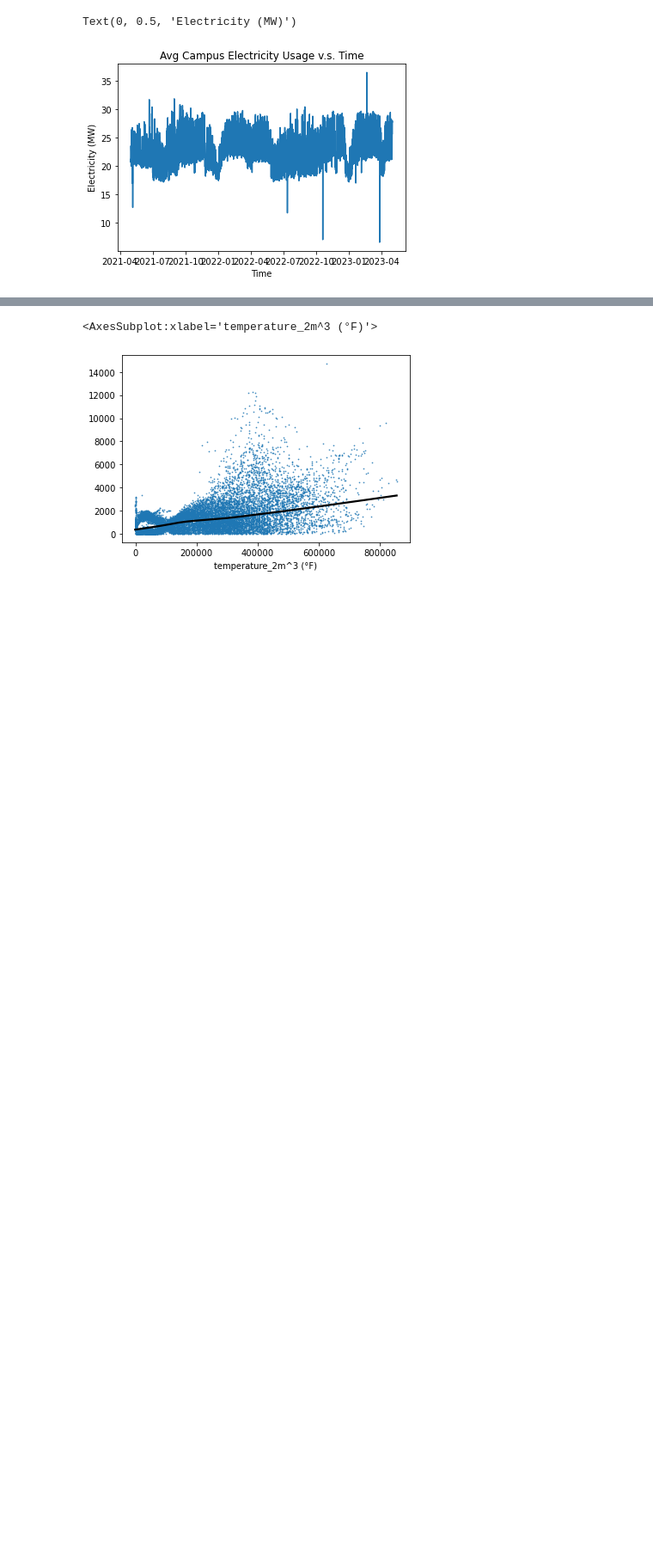
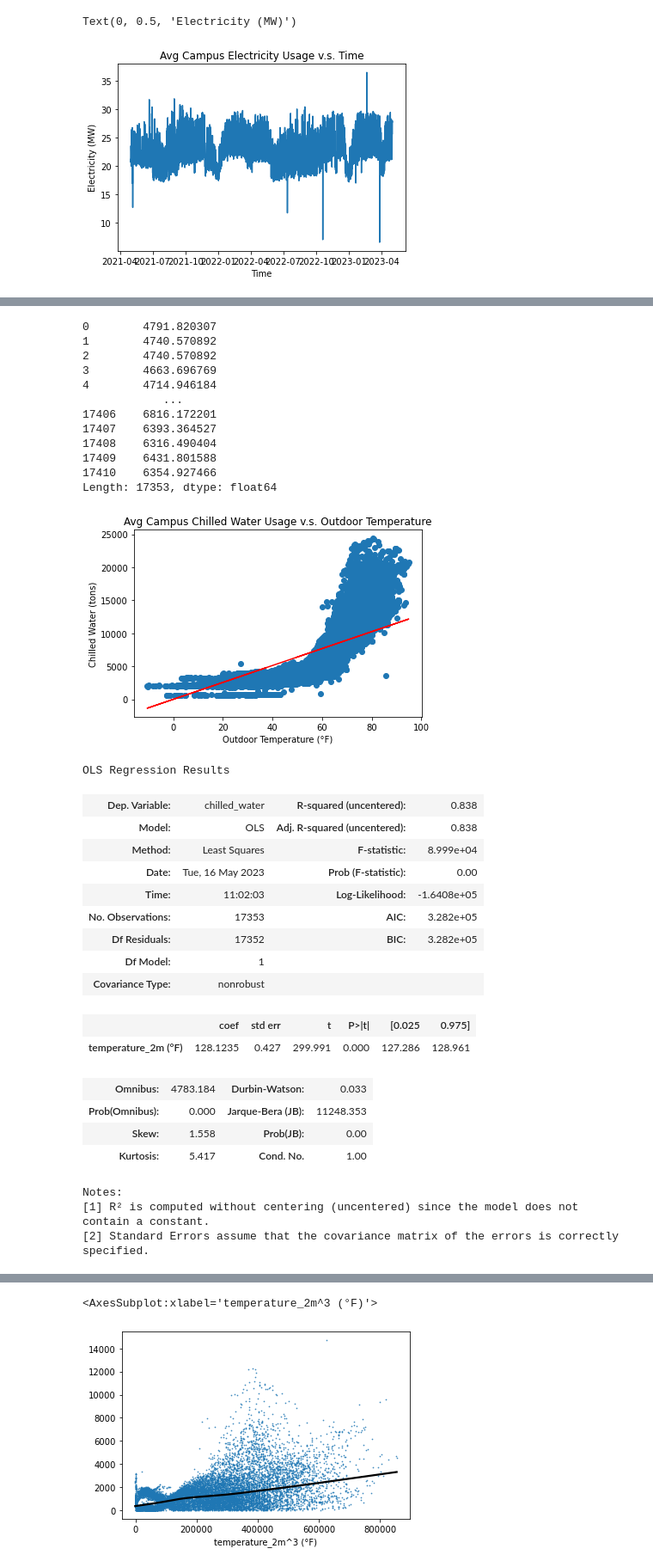
Before and after one commit to thereidfleish/ORIE-3120-Final-Project, a Jupyter notebook: ORIEProject/chilled_water.ipynb, the cells around one changed output, grey strips where cells are left out. Shown: that part at 86% size. Saved outputs shown, nothing was run; the diff lists cells and outputs as text; code cells hidden in the pictures; blank space fills up the shorter version.

```diff
--- a/ORIEProject/chilled_water.ipynb
+++ b/ORIEProject/chilled_water.ipynb
@@ -268 +286,49 @@ strong multicollinearity problems or that the design matrix is singular.
+# %%
+X = df[["temperature_2m (°F)"]]
+# X = sm.add_constant(X)
+model_q1 = sm.OLS(Y, X).fit()
+predictions = model_q1.predict(X)
+print(predictions)
+
+plt.scatter(df["temperature_2m (°F)"], Y)
+plt.plot(df["temperature_2m (°F)"], predictions, c="red")
+plt.title("Avg Campus Chilled Water Usage v.s. Outdoor Temperature")
+plt.xlabel("Outdoor Temperature (°F)")
+plt.ylabel("Chilled Water (tons)")
+plt.show()
+
+model_q1.summary()
+# %% [output]
+0        4791.820307
+1        4740.570892
+2        4740.570892
+3        4663.696769
+4        4714.946184
+            ...
+17406    6816.172201
+17407    6393.364527
+17408    6316.490404
+17409    6431.801588
+17410    6354.927466
+Length: 17353, dtype: float64
+[figure, added]
+OLS Regression Results
+| Dep. Variable: | chilled_water | R-squared (uncentered): | 0.838 |
+| Model: | OLS | Adj. R-squared (uncentered): | 0.838 |
+| Method: | Least Squares | F-statistic: | 8.999e+04 |
+| Date: | Tue, 16 May 2023 | Prob (F-statistic): | 0.00 |
+| Time: | 11:02:03 | Log-Likelihood: | -1.6408e+05 |
+| No. Observations: | 17353 | AIC: | 3.282e+05 |
+| Df Residuals: | 17352 | BIC: | 3.282e+05 |
+| Df Model: | 1 |  |  |
+| Covariance Type: | nonrobust |  |  |
+|  | coef | std err | t | P>|t| | [0.025 | 0.975] |
+| temperature_2m (°F) | 128.1235 | 0.427 | 299.991 | 0.000 | 127.286 | 128.961 |
+| Omnibus: | 4783.184 | Durbin-Watson: | 0.033 |
+| Prob(Omnibus): | 0.000 | Jarque-Bera (JB): | 11248.353 |
+| Skew: | 1.558 | Prob(JB): | 0.00 |
+| Kurtosis: | 5.417 | Cond. No. | 1.00 |
+Notes:
+[1] R² is computed without centering (uncentered) since the model does not contain a constant.
+[2] Standard Errors assume that the covariance matrix of the errors is correctly specified.
 # %%
```
Also changed, not shown: parts of 5 cells of this notebook.
